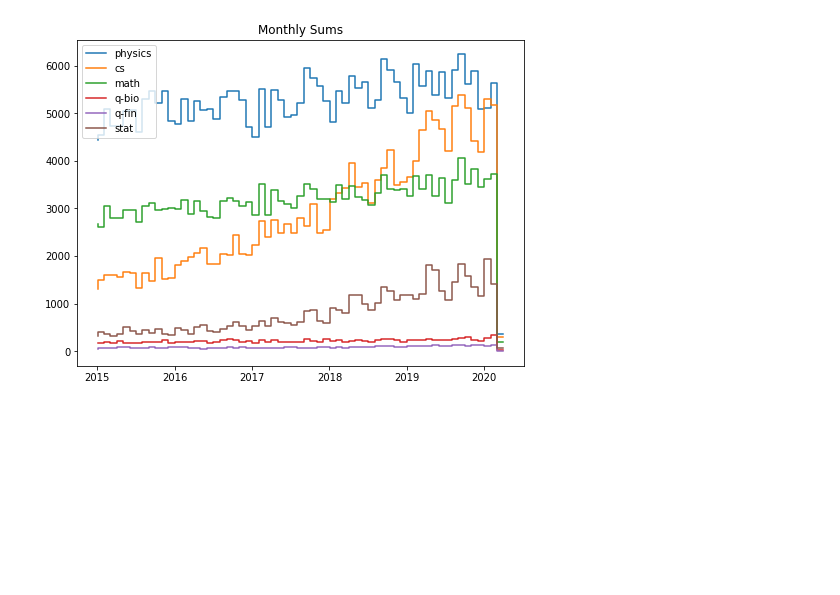
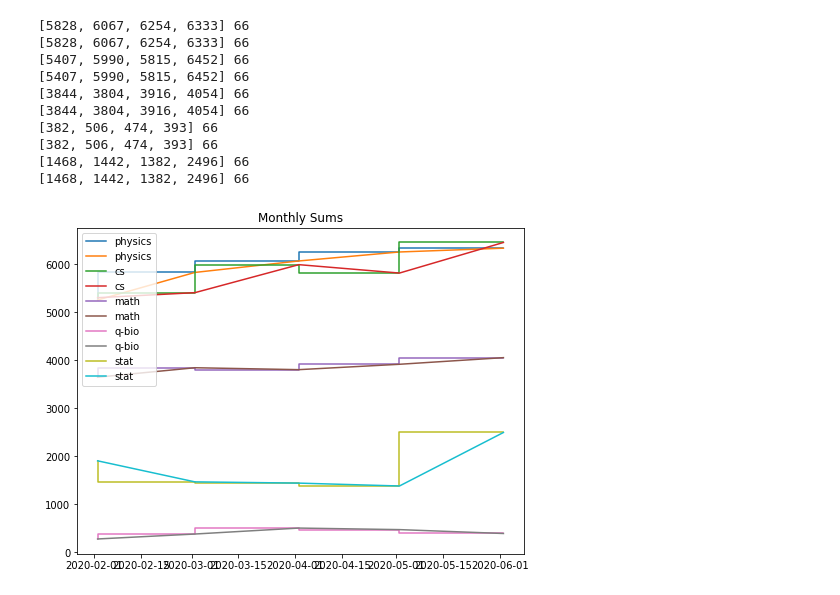
Before and after one commit to kauii8school/ArXiv-Covid-19, a Jupyter notebook: Plotting.ipynb, the cells around one changed output. Saved outputs shown, nothing was run; the diff lists cells and outputs as text; code cells hidden in the pictures; blank space fills up the shorter version.

```diff
--- a/Plotting.ipynb
+++ b/Plotting.ipynb
@@ -266,43 +266,58 @@ def add_months(sourcedate, months):
     return datetime.date(year, month, day)
 
 
-subject_list = ['physics', 'cs', 'math', 'q-bio', 'q-fin', 'stat']
+subject_list = ['physics', 'cs', 'math', 'q-bio', 'stat']
 fig, ax = plt.subplots(figsize=(8,6))
 for subject in subject_list:
     with open(f"{cwd}/data/{subject}/date_list.pkl", "rb") as f:
         date_list = pickle.load(f)
     datetime_list = [datetime.datetime.combine(d, datetime.time.min) for d in date_list]
     datetime_list = sorted(datetime_list)
 
     dcounts = Counter(d for d in datetime_list)
     date_list, count_list = [], []
     for d, count in dcounts.items():
         date_list.append(d)
         count_list.append(count)
 
     #Summing by month
     slice_indx_lst = []
     old_month = -1 #Throwaway value
     for i, date in enumerate(date_list):
         if date.month != old_month:
             old_month = date.month
             slice_indx_lst.append(i)
     slice_indx_lst.append(len(date_list))
     sliced_days, sliced_dates, sliced_counts = [], [], []
     for i, j in zip(slice_indx_lst[:-1], slice_indx_lst[1:]):
         sliced_dates.append(date_list[i:j])
         sliced_counts.append(count_list[i:j])
 
-    sumed_week_list = [sum(sliced) for sliced in sliced_counts]
-    num_months = [add_months(date_list[0], i) for i in range(len(sliced_counts))]
-    ax.step(num_months, sumed_week_list, label=subject)
+    sumed_month_list = [sum(sliced) for sliced in sliced_counts]
+    print(sumed_month_list[-4:], len(sumed_month_list))
+    #sumed_month_list.insert(0, sumed_month_list[0])
+    print(sumed_month_list[-4:], len(sumed_month_list))
+    num_months = [add_months(date_list[0], i) for i in range(len(sliced_counts))] #Adding dummy last value
+    #num_months.insert(0, datetime.datetime(year = num_months[0].year - 1, month=12, day=1))
+    ax.step(num_months[-5:], sumed_month_list[-5:], label=subject)
+    ax.plot(num_months[-5:], sumed_month_list[-5:], label=subject)
 
 plt.legend(loc='upper left')
 if not os.path.exists(f"{cwd}/plots/misc"):
     os.mkdir(f"{cwd}/plots/misc/")
 plt.title("Monthly Sums")
 plt.savefig(f"{cwd}/plots/misc/monthly_sum.pdf")
 # %% [output]
+[5828, 6067, 6254, 6333] 66
+[5828, 6067, 6254, 6333] 66
+[5407, 5990, 5815, 6452] 66
+[5407, 5990, 5815, 6452] 66
+[3844, 3804, 3916, 4054] 66
+[3844, 3804, 3916, 4054] 66
+[382, 506, 474, 393] 66
+[382, 506, 474, 393] 66
+[1468, 1442, 1382, 2496] 66
+[1468, 1442, 1382, 2496] 66
-[figure, old version]
+[figure, new version]
 # %%
 #Gettings total number of counts for each date
```
Also changed, not shown: parts of 9 cells of this notebook, 23 other files.
